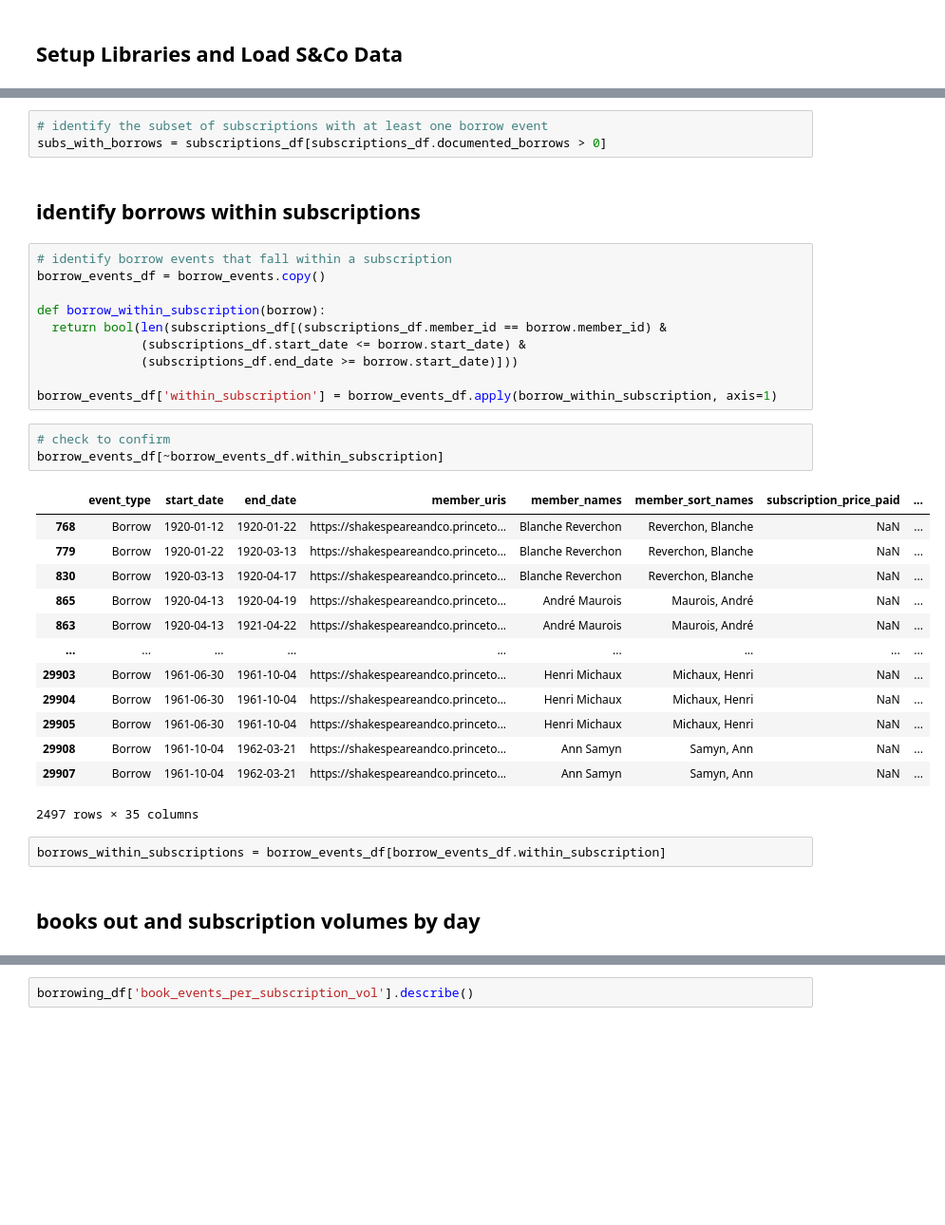
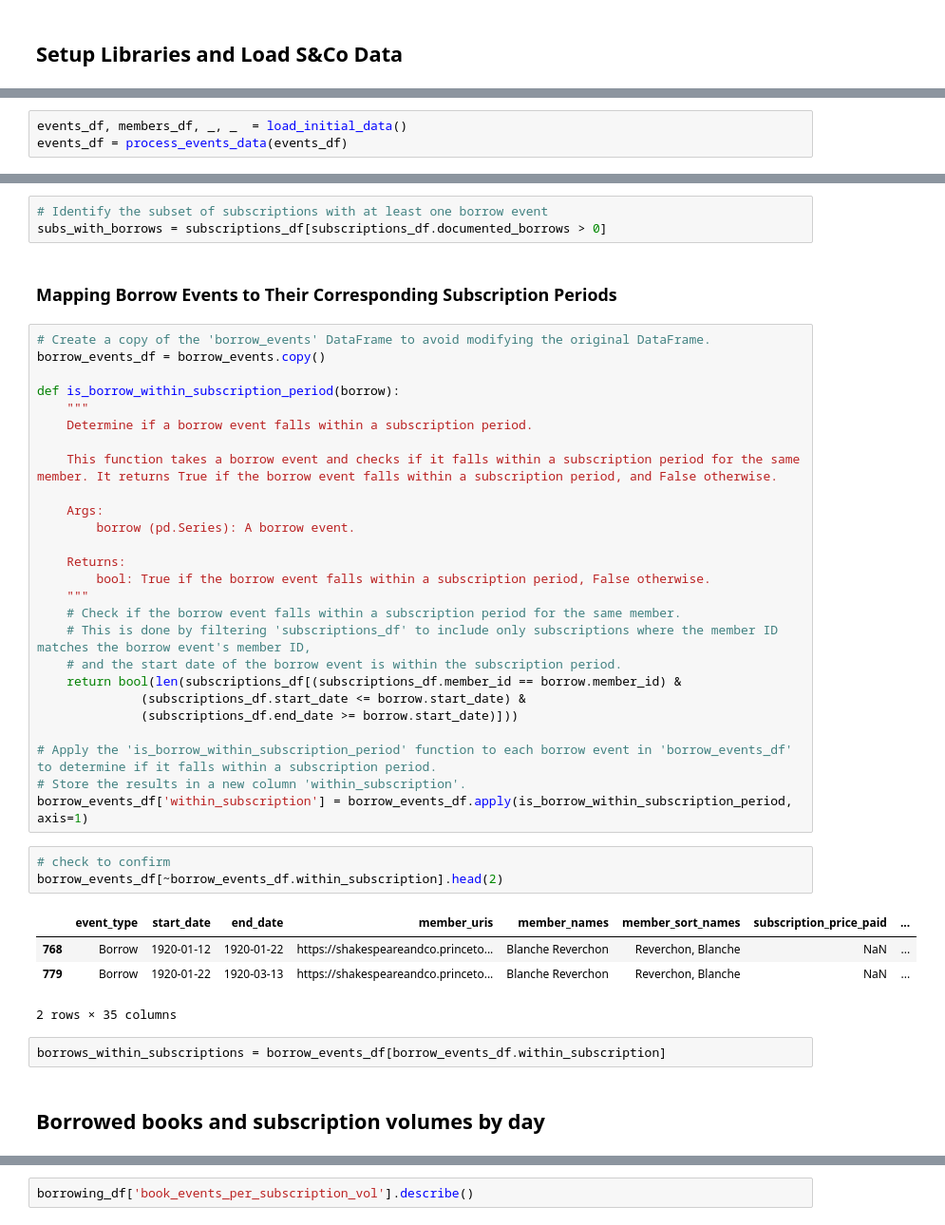
Before and after one commit to rlskoeser/shxco-missingdata-specreading, a Jupyter notebook: missing_data/ScoMissingBorrowingActivity.ipynb, the cells around one changed output, grey strips where cells are left out. Shown at 95% size. Saved outputs shown, nothing was run; the diff lists cells and outputs as text; blank space fills up the shorter version.

Commit message:
improved documentation for Missing Borrowing Activity

```diff
--- a/missing_data/ScoMissingBorrowingActivity.ipynb
+++ b/missing_data/ScoMissingBorrowingActivity.ipynb
@@ -38 +18,4 @@ events_df["item_id"] = events_df.item_uri.apply(
+# %%
+events_df, members_df, _, _  = load_initial_data()
+events_df = process_events_data(events_df)
 # %% [markdown]
@@ -128,37 +124,44 @@ subscriptions_df[subscriptions_df.documented_borrows > 0].head()
 # %%
-# identify the subset of subscriptions with at least one borrow event
+# Identify the subset of subscriptions with at least one borrow event
 subs_with_borrows = subscriptions_df[subscriptions_df.documented_borrows > 0]
-# %% [markdown]
-## identify borrows within subscriptions
-# %%
-# identify borrow events that fall within a subscription
-borrow_events_df = borrow_events.copy()
-
-def borrow_within_subscription(borrow):
-  return bool(len(subscriptions_df[(subscriptions_df.member_id == borrow.member_id) &
-              (subscriptions_df.start_date <= borrow.start_date) &
-              (subscriptions_df.end_date >= borrow.start_date)]))
-
-borrow_events_df['within_subscription'] = borrow_events_df.apply(borrow_within_subscription, axis=1)
+# %% [markdown]
+### Mapping Borrow Events to Their Corresponding Subscription Periods
+# %%
+# Create a copy of the 'borrow_events' DataFrame to avoid modifying the original DataFrame.
+borrow_events_df = borrow_events.copy()
+
+def is_borrow_within_subscription_period(borrow):
+    """
+    Determine if a borrow event falls within a subscription period.
+
+    This function takes a borrow event and checks if it falls within a subscription period for the same member. It returns True if the borrow event falls within a subscription period, and False otherwise.
+
+    Args:
+        borrow (pd.Series): A borrow event.
+
+    Returns:
+        bool: True if the borrow event falls within a subscription period, False otherwise.
+    """
+    # Check if the borrow event falls within a subscription period for the same member.
+    # This is done by filtering 'subscriptions_df' to include only subscriptions where the member ID matches the borrow event's member ID,
+    # and the start date of the borrow event is within the subscription period.
+    return bool(len(subscriptions_df[(subscriptions_df.member_id == borrow.member_id) &
+              (subscriptions_df.start_date <= borrow.start_date) &
+              (subscriptions_df.end_date >= borrow.start_date)]))
+
+# Apply the 'is_borrow_within_subscription_period' function to each borrow event in 'borrow_events_df' to determine if it falls within a subscription period.
+# Store the results in a new column 'within_subscription'.
+borrow_events_df['within_subscription'] = borrow_events_df.apply(is_borrow_within_subscription_period, axis=1)
 # %%
 # check to confirm
-borrow_events_df[~borrow_events_df.within_subscription]
+borrow_events_df[~borrow_events_df.within_subscription].head(2)
 # %% [output]
 |  | event_type | start_date | end_date | member_uris | member_names | member_sort_names | subscription_price_paid | ... |
 | 768 | Borrow | 1920-01-12 | 1920-01-22 | https://shakespeareandco.princeto... | Blanche Reverchon | Reverchon, Blanche | NaN | ... |
 | 779 | Borrow | 1920-01-22 | 1920-03-13 | https://shakespeareandco.princeto... | Blanche Reverchon | Reverchon, Blanche | NaN | ... |
-| 830 | Borrow | 1920-03-13 | 1920-04-17 | https://shakespeareandco.princeto... | Blanche Reverchon | Reverchon, Blanche | NaN | ... |
-| 865 | Borrow | 1920-04-13 | 1920-04-19 | https://shakespeareandco.princeto... | André Maurois | Maurois, André | NaN | ... |
-| 863 | Borrow | 1920-04-13 | 1921-04-22 | https://shakespeareandco.princeto... | André Maurois | Maurois, André | NaN | ... |
-| ... | ... | ... | ... | ... | ... | ... | ... | ... |
-| 29903 | Borrow | 1961-06-30 | 1961-10-04 | https://shakespeareandco.princeto... | Henri Michaux | Michaux, Henri | NaN | ... |
-| 29904 | Borrow | 1961-06-30 | 1961-10-04 | https://shakespeareandco.princeto... | Henri Michaux | Michaux, Henri | NaN | ... |
-| 29905 | Borrow | 1961-06-30 | 1961-10-04 | https://shakespeareandco.princeto... | Henri Michaux | Michaux, Henri | NaN | ... |
-| 29908 | Borrow | 1961-10-04 | 1962-03-21 | https://shakespeareandco.princeto... | Ann Samyn | Samyn, Ann | NaN | ... |
-| 29907 | Borrow | 1961-10-04 | 1962-03-21 | https://shakespeareandco.princeto... | Ann Samyn | Samyn, Ann | NaN | ... |
-2497 rows × 35 columns
+2 rows × 35 columns
 # %%
 borrows_within_subscriptions = borrow_events_df[borrow_events_df.within_subscription]
 # %% [markdown]
-## books out and subscription volumes by day
+## Borrowed books and subscription volumes by day
 # %%
```
Also changed, not shown: parts of 98 cells of this notebook, 1 other file.
